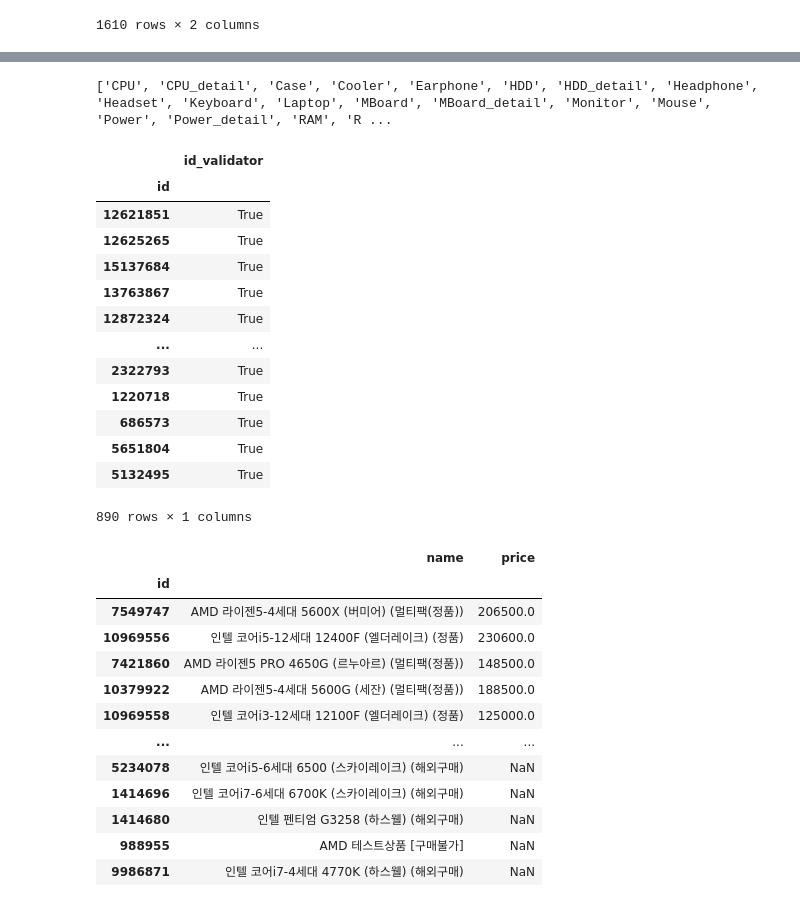
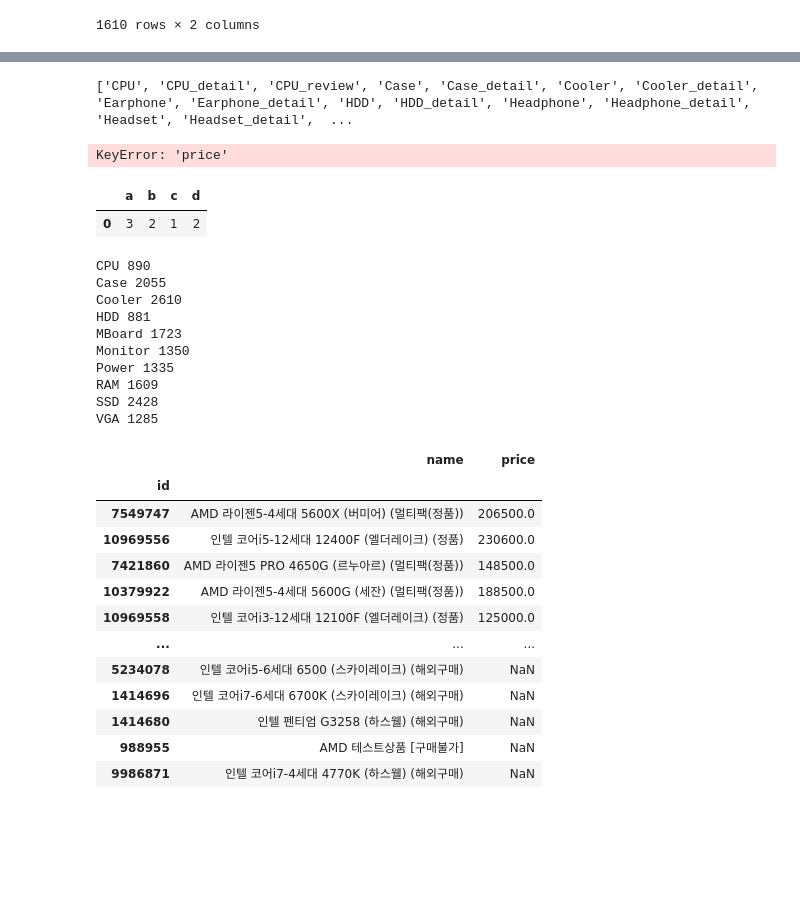
Before and after one commit to seokjin1013/computer-rec-crawling, a Jupyter notebook: test.ipynb, the cells around one changed output, grey strips where cells are left out. Drawn from its saved outputs; the diff is of its cells as text; code cells hidden in the pictures; blank space fills up the shorter version.

```diff
--- a/test.ipynb
+++ b/test.ipynb
@@ -237,3 +240,42 @@ df
+# %%
+import pandas as pd
+import numpy as np
+from IPython.display import display, HTML
+def get_hdf_keys(dir):
+    with pd.HDFStore(dir) as store:
+        return [e[1:] for e in store.keys()]
+
+dir = 'danawa_crawling_data.h5'
+print(get_hdf_keys(dir))
+df = pd.read_hdf(dir, 'CPU_detail')
+df['price'] = df['price'].astype(np.float64)
+# df.loc['12346789'] = ['', '', np.NaN]
+df.to_hdf('test.h5', 'test')
+display(HTML(df.to_html()))
+df.info()
+# %% [output]
+['CPU', 'CPU_detail', 'CPU_review', 'Case', 'Case_detail', 'Cooler', 'Cooler_detail', 'Earphone', 'Earphone_detail', 'HDD', 'HDD_detail', 'Headphone', 'Headphone_detail', 'Headset', 'Headset_detail',  ...
+KeyError: 'price'
+# %%
+from tqdm import tqdm
+df = pd.DataFrame(columns=['a', 'b', 'c'])
+df.loc[len(df.index)] = ['fasa', 2, 3]
+# df.loc[len(df.index)] = ['d', 2, np.NaN]
+# df['a']
+# df.info()
+# df.iloc[1, 0] = ''
+df['d'] = 2
+df.loc[0, :'c'] = [3, 2, 1]
+df
+
+# df.to_hdf('test.h5', 'q')
+
+# df.to_feather('test.ft')
+# df = pd.read_feather('test.ft')
+# df.info()
+# %% [output]
+|  | a | b | c | d |
+| 0 | 3 | 2 | 1 | 2 |
 # %%
 import pandas as pd
 import numpy as np
@@ -242,26 +284,21 @@ def get_hdf_keys(dir):
         return [e[1:] for e in store.keys()]
 
 dir = 'danawa_crawling_data.h5'
-print(get_hdf_keys(dir))
-key = 'CPU'
-df = pd.read_hdf(dir, key)
-df
+keys = get_hdf_keys(dir)
+for key in keys:
+    df = pd.read_hdf(dir, key)
+    print(key, len(df))
 # %% [output]
-['CPU', 'CPU_detail', 'Case', 'Cooler', 'Earphone', 'HDD', 'HDD_detail', 'Headphone', 'Headset', 'Keyboard', 'Laptop', 'MBoard', 'MBoard_detail', 'Monitor', 'Mouse', 'Power', 'Power_detail', 'RAM', 'R ...
+CPU 890
+Case 2055
+Cooler 2610
+HDD 881
+MBoard 1723
+Monitor 1350
+Power 1335
+RAM 1609
+SSD 2428
+VGA 1285
-|  | id_validator |
-| id |  |
-| 12621851 | True |
-| 12625265 | True |
-| 15137684 | True |
-| 13763867 | True |
-| 12872324 | True |
-| ... | ... |
-| 2322793 | True |
-| 1220718 | True |
-| 686573 | True |
-| 5651804 | True |
-| 5132495 | True |
-890 rows × 1 columns
 # %%
 import pandas as pd
 dir = 'happy_shopping_crawling_data.h5'
```
Also changed, not shown: parts of 2 cells of this notebook, 6 other files.
